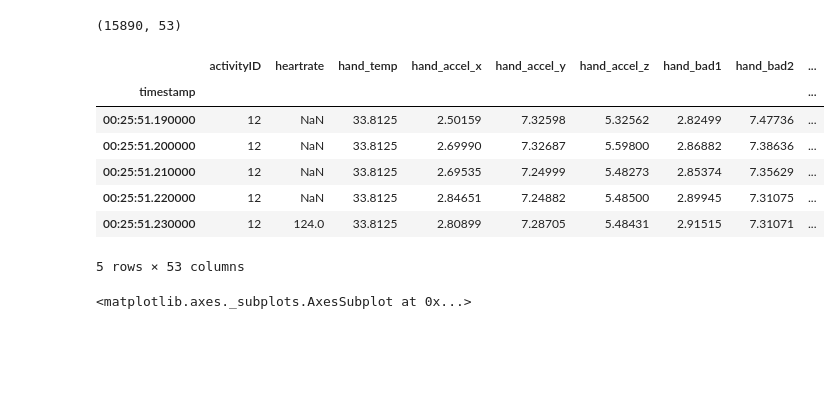
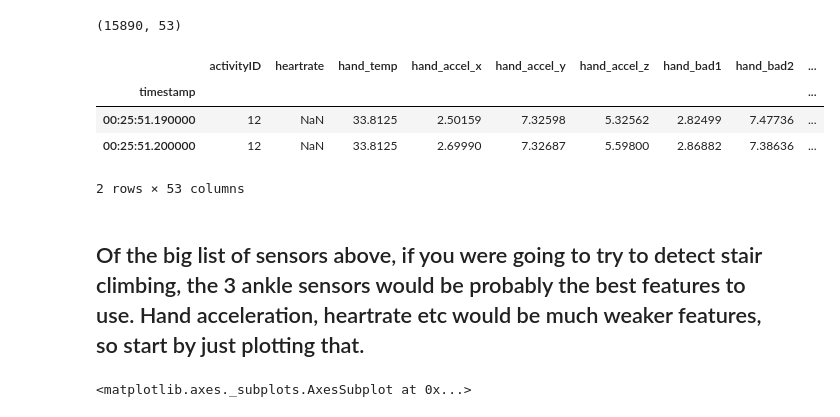
Before and after one commit to aktivkohle/activity-identification, a Jupyter notebook: descending_stairs_plot.ipynb, the cells around one changed output. Drawn from its saved outputs; the diff is of its cells as text; code cells hidden in the pictures; blank space fills up the shorter version.

```diff
--- a/descending_stairs_plot.ipynb
+++ b/descending_stairs_plot.ipynb
@@ -123,16 +116,15 @@ dfDownstairs.shape
 # %% [output]
 (15890, 53)
 # %%
-dfDownstairs.head(5)
+dfDownstairs.head(2)
 # %% [output]
 |  | activityID | heartrate | hand_temp | hand_accel_x | hand_accel_y | hand_accel_z | hand_bad1 | hand_bad2 | ... |
 | timestamp |  |  |  |  |  |  |  |  | ... |
 | 00:25:51.190000 | 12 | NaN | 33.8125 | 2.50159 | 7.32598 | 5.32562 | 2.82499 | 7.47736 | ... |
 | 00:25:51.200000 | 12 | NaN | 33.8125 | 2.69990 | 7.32687 | 5.59800 | 2.86882 | 7.38636 | ... |
-| 00:25:51.210000 | 12 | NaN | 33.8125 | 2.69535 | 7.24999 | 5.48273 | 2.85374 | 7.35629 | ... |
-| 00:25:51.220000 | 12 | NaN | 33.8125 | 2.84651 | 7.24882 | 5.48500 | 2.89945 | 7.31075 | ... |
-| 00:25:51.230000 | 12 | 124.0 | 33.8125 | 2.80899 | 7.28705 | 5.48431 | 2.91515 | 7.31071 | ... |
-5 rows × 53 columns
+2 rows × 53 columns
+# %% [markdown]
+## Of the big list of sensors above, if you were going to try to detect stair climbing, the 3 ankle sensors would be probably the best features to use. Hand acceleration, heartrate etc would be much weaker features, so start by just plotting that.
 # %%
 %matplotlib inline
 dfDownstairs[['ankle_accel_x','ankle_accel_y','ankle_accel_z']].plot(figsize=(20,10))
```
Also changed, not shown: parts of 2 cells of this notebook.
